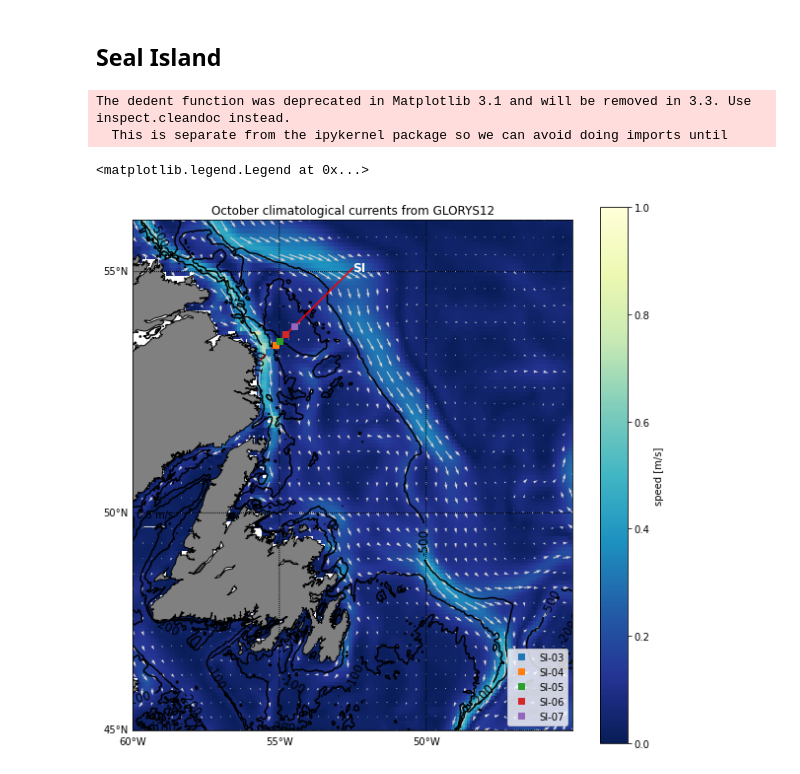
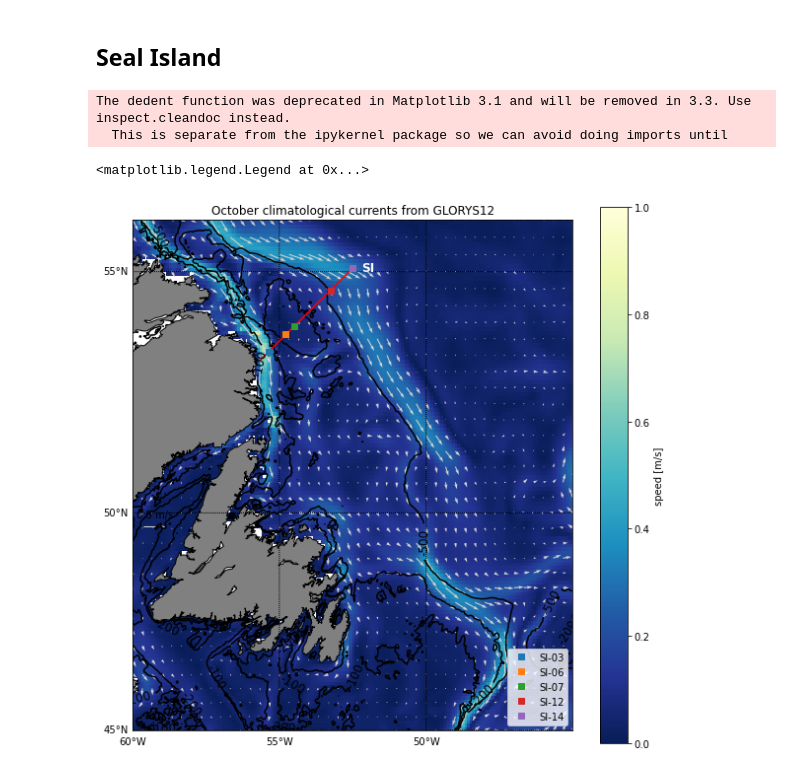
Before and after one commit to nsoontie/ocn_nav, a Jupyter notebook: notebooks/drifters/FallAZMP2022/Fall 2022 AZMP Drifter Deployment Plan.ipynb, the cells around one changed output. Drawn from its saved outputs; the diff is of its cells as text; code cells hidden in the pictures.

```diff
--- a/notebooks/drifters/FallAZMP2022/Fall 2022 AZMP Drifter Deployment Plan.ipynb
+++ b/notebooks/drifters/FallAZMP2022/Fall 2022 AZMP Drifter Deployment Plan.ipynb
@@ -172,26 +172,30 @@ stations = {
     #'SI-01': [-55.650, 53.233 ],
     #'SI-02': [-55.500, 53.333 ],
     'SI-03': [-55.357, 53.410 ],
-    'SI-04': [-55.145, 53.533 ],
-    'SI-05': [-55.000, 53.617 ],
+    #'SI-04': [-55.145, 53.533 ],
+    #'SI-05': [-55.000, 53.617 ],
     'SI-06': [-54.777, 53.757 ],
-    'SI-07': [-54.500, 53.917 ]
+    'SI-07': [-54.500, 53.917 ],
+    #'SI-11': [-53.500, 54.500 ],
+    'SI-12': [-53.250, 54.633 ],
+    #'SI-13': [-53.000, 54.783 ],
+    'SI-14': [-52.500, 55.067 ]
 }
 # %%
 fig, ax = plt.subplots(1,1,figsize=(10,10))
 bmap = plot_map(ax)
 plot_quivers(bmap, ax,uvel,vvel,lat, lon,st=4)
 plot_transects(bmap, ax, transects)
 plot_stations(bmap, ax, stations)
 plot_bathymetry(bmap, ax, esel)
-ax.text(0.5,0.9, 'SI', fontsize=12,color='w', transform=ax.transAxes,fontweight='bold')
+ax.text(0.52,0.9, 'SI', fontsize=12,color='w', transform=ax.transAxes,fontweight='bold')
 ax.set_title('October climatological currents from GLORYS12')
 ax.legend()
 # %% [output]
 The dedent function was deprecated in Matplotlib 3.1 and will be removed in 3.3. Use inspect.cleandoc instead.
   This is separate from the ipykernel package so we can avoid doing imports until
 <matplotlib.legend.Legend at 0x...>
-[figure, old version]
+[figure, new version]
 # %%
 fig, ax = plt.subplots(1,1,figsize=(10,10))
 bmap = plot_map(ax)
```
Also changed, not shown: parts of 1 cell of this notebook.
